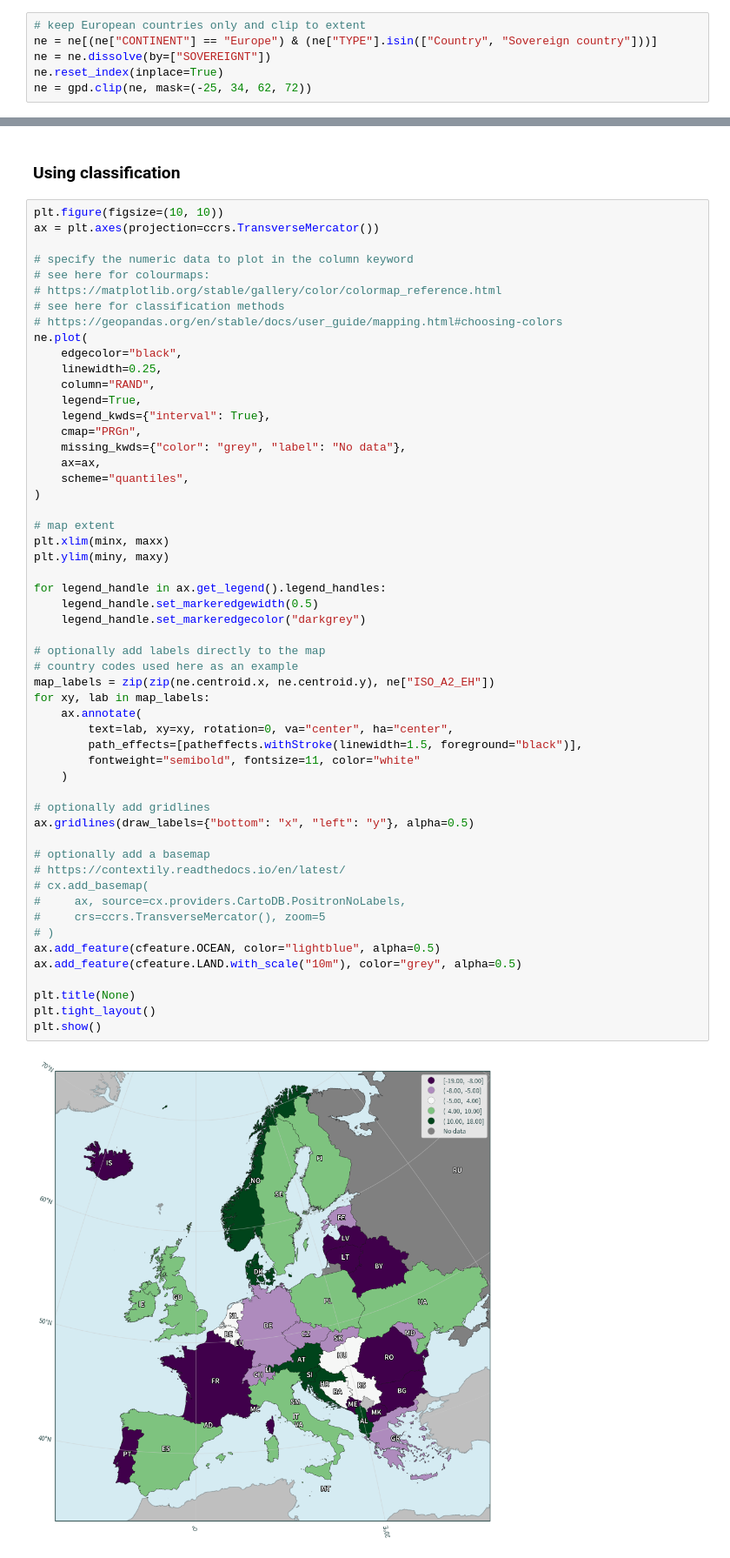
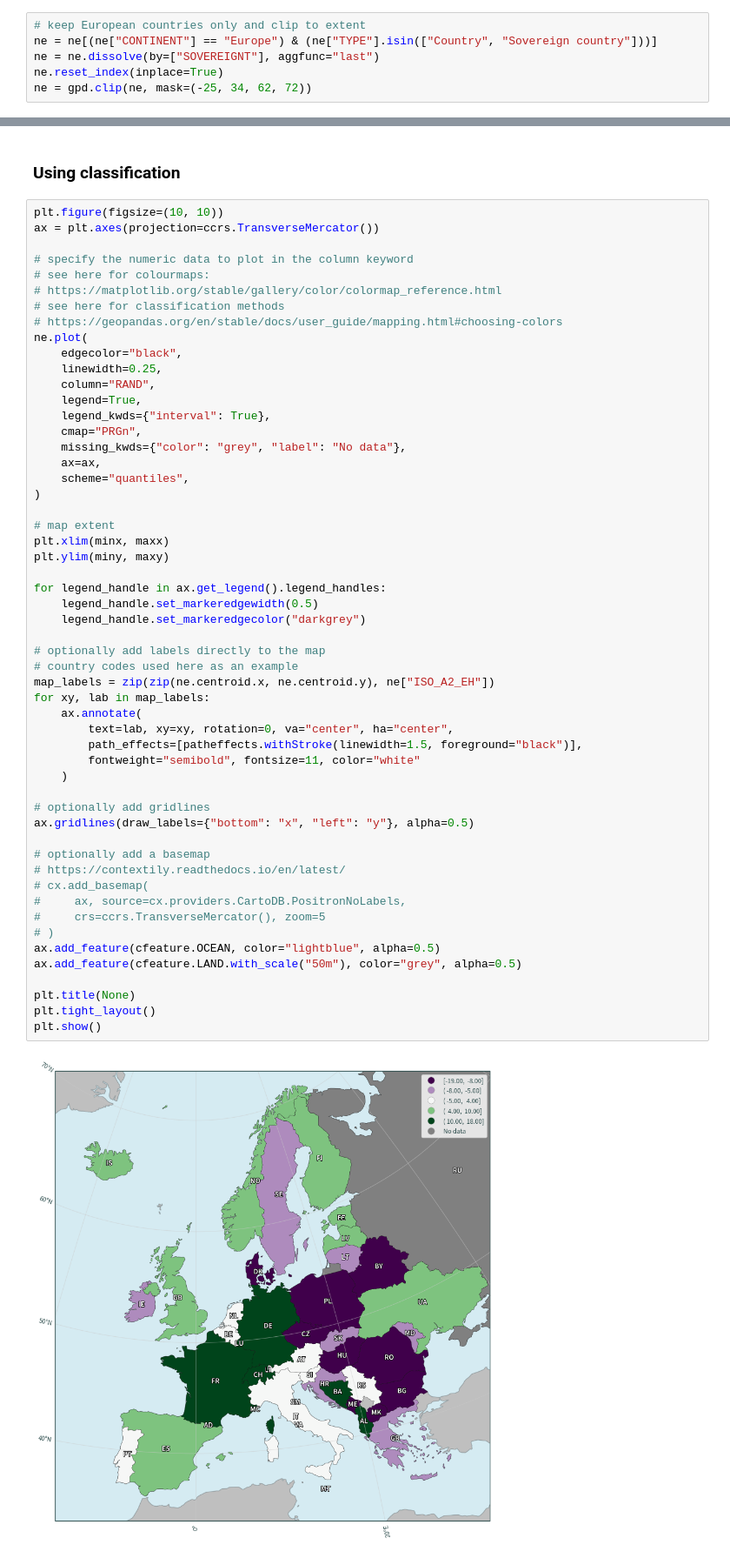
Before and after one commit to nmstreethran/charts, a Jupyter notebook: docs/python/geopandas_polygon.ipynb, the cells around one changed output, grey strips where cells are left out. Shown: that part at 87% size. Cells and saved outputs as stored; diff of their text form.

```diff
--- a/docs/python/geopandas_polygon.ipynb
+++ b/docs/python/geopandas_polygon.ipynb
@@ -61,7 +65,7 @@ Datum: World Geodetic System 1984 ensemble
 # %%
 # keep European countries only and clip to extent
 ne = ne[(ne["CONTINENT"] == "Europe") & (ne["TYPE"].isin(["Country", "Sovereign country"]))]
-ne = ne.dissolve(by=["SOVEREIGNT"])
+ne = ne.dissolve(by=["SOVEREIGNT"], aggfunc="last")
 ne.reset_index(inplace=True)
 ne = gpd.clip(ne, mask=(-25, 34, 62, 72))
 # %%
@@ -209,32 +213,32 @@ plt.ylim(miny, maxy)
 
 for legend_handle in ax.get_legend().legend_handles:
     legend_handle.set_markeredgewidth(0.5)
     legend_handle.set_markeredgecolor("darkgrey")
 
 # optionally add labels directly to the map
 # country codes used here as an example
 map_labels = zip(zip(ne.centroid.x, ne.centroid.y), ne["ISO_A2_EH"])
 for xy, lab in map_labels:
     ax.annotate(
         text=lab, xy=xy, rotation=0, va="center", ha="center",
         path_effects=[patheffects.withStroke(linewidth=1.5, foreground="black")],
         fontweight="semibold", fontsize=11, color="white"
     )
 
 # optionally add gridlines
 ax.gridlines(draw_labels={"bottom": "x", "left": "y"}, alpha=0.5)
 
 # optionally add a basemap
 # https://contextily.readthedocs.io/en/latest/
 # cx.add_basemap(
 #     ax, source=cx.providers.CartoDB.PositronNoLabels,
 #     crs=ccrs.TransverseMercator(), zoom=5
 # )
 ax.add_feature(cfeature.OCEAN, color="lightblue", alpha=0.5)
-ax.add_feature(cfeature.LAND.with_scale("10m"), color="grey", alpha=0.5)
+ax.add_feature(cfeature.LAND.with_scale("50m"), color="grey", alpha=0.5)
 
 plt.title(None)
 plt.tight_layout()
 plt.show()
 # %% [output]
-[figure, old version]
+[figure, new version]
```
Also changed, not shown: parts of 5 cells of this notebook.
